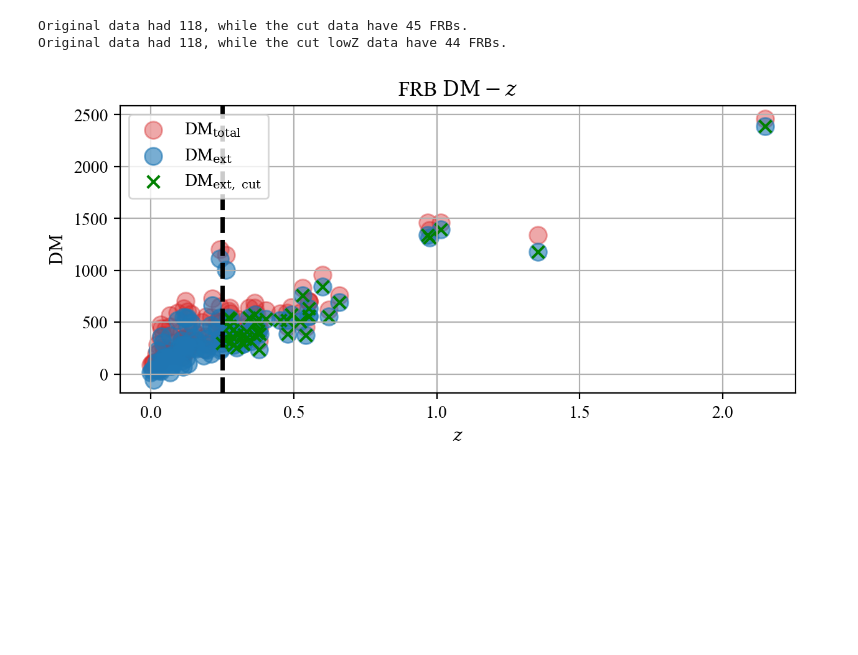
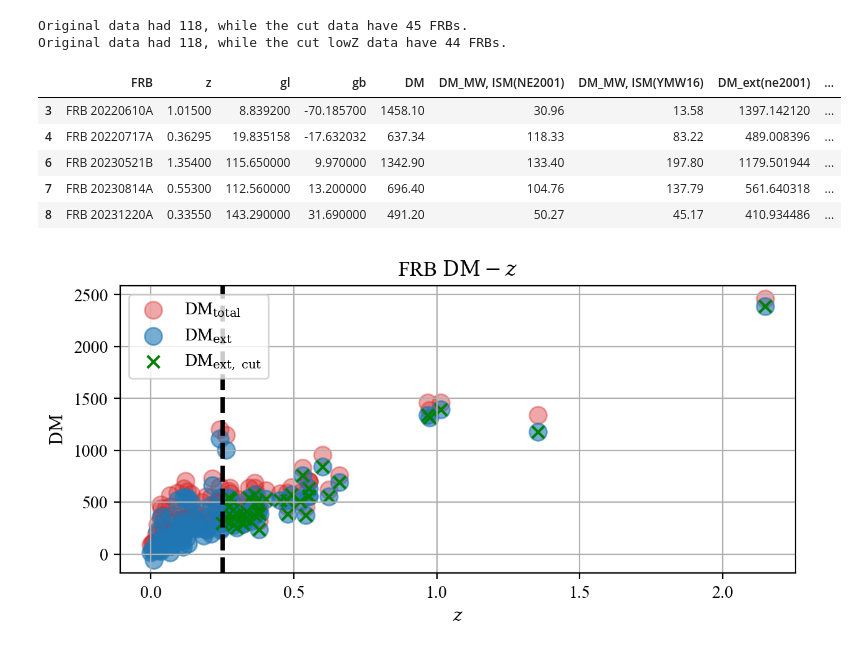
Before and after one commit to MariosNT/DM_cosmic_Pade, a Jupyter notebook: Notebooks/MCMC_observations.ipynb, the cells around one changed output. Cells and saved outputs as stored; diff of their text form; code cells hidden in the pictures; blank space fills up the shorter version.

```diff
--- a/Notebooks/MCMC_observations.ipynb
+++ b/Notebooks/MCMC_observations.ipynb
@@ -50,6 +50,15 @@ print(f"Original data had {len(frb_data_all)}, while the cut lowZ data have {len
 # %% [output]
 Original data had 118, while the cut data have 45 FRBs.
 Original data had 118, while the cut lowZ data have 44 FRBs.
+# %%
+frb_data_cut.head()
+# %% [output]
+|  | FRB | z | gl | gb | DM | DM_MW, ISM(NE2001) | DM_MW, ISM(YMW16) | DM_ext(ne2001) | ... |
+| 3 | FRB 20220610A | 1.01500 | 8.839200 | -70.185700 | 1458.10 | 30.96 | 13.58 | 1397.142120 | ... |
+| 4 | FRB 20220717A | 0.36295 | 19.835158 | -17.632032 | 637.34 | 118.33 | 83.22 | 489.008396 | ... |
+| 6 | FRB 20230521B | 1.35400 | 115.650000 | 9.970000 | 1342.90 | 133.40 | 197.80 | 1179.501944 | ... |
+| 7 | FRB 20230814A | 0.55300 | 112.560000 | 13.200000 | 696.40 | 104.76 | 137.79 | 561.640318 | ... |
+| 8 | FRB 20231220A | 0.33550 | 143.290000 | 31.690000 | 491.20 | 50.27 | 45.17 | 410.934486 | ... |
 # %%
 fig = plt.figure(figsize=(7, 3), dpi=200)
 ax1 = fig.add_subplot(111)
```
Also changed, not shown: parts of 8 cells of this notebook, 1 other file.
